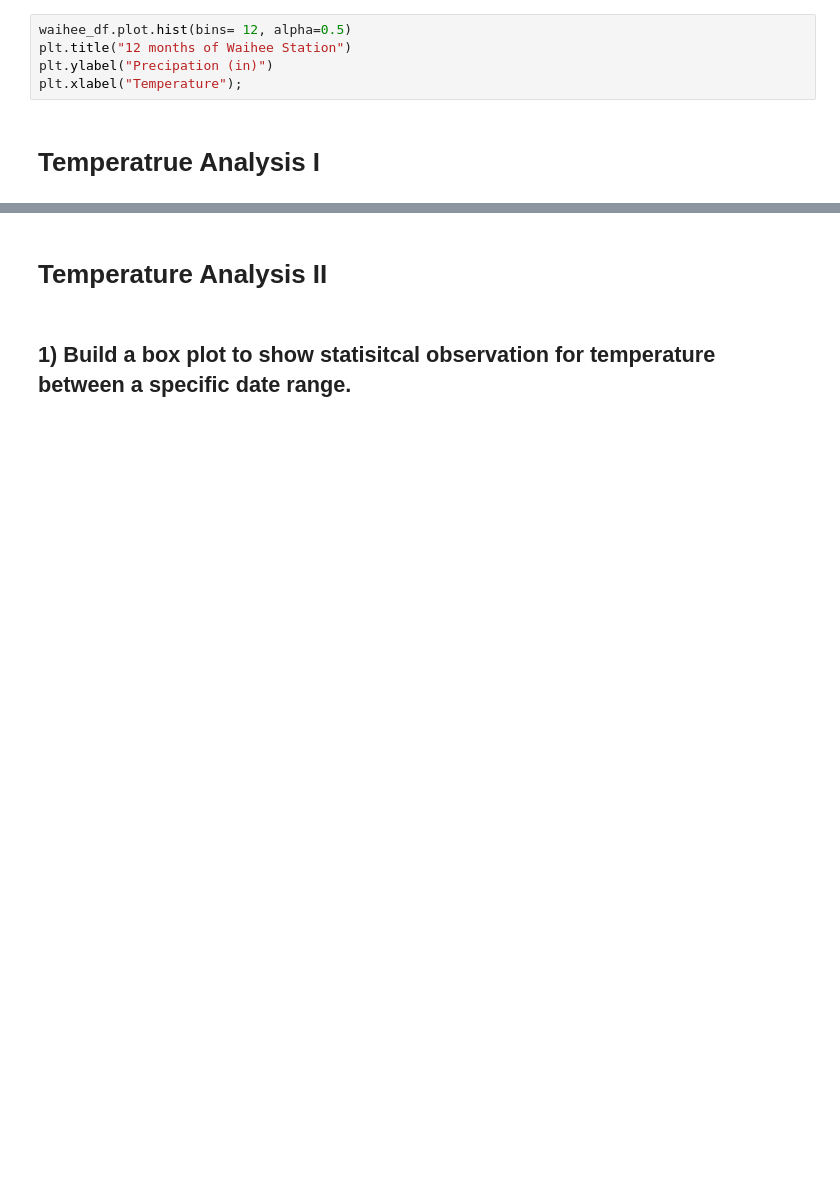
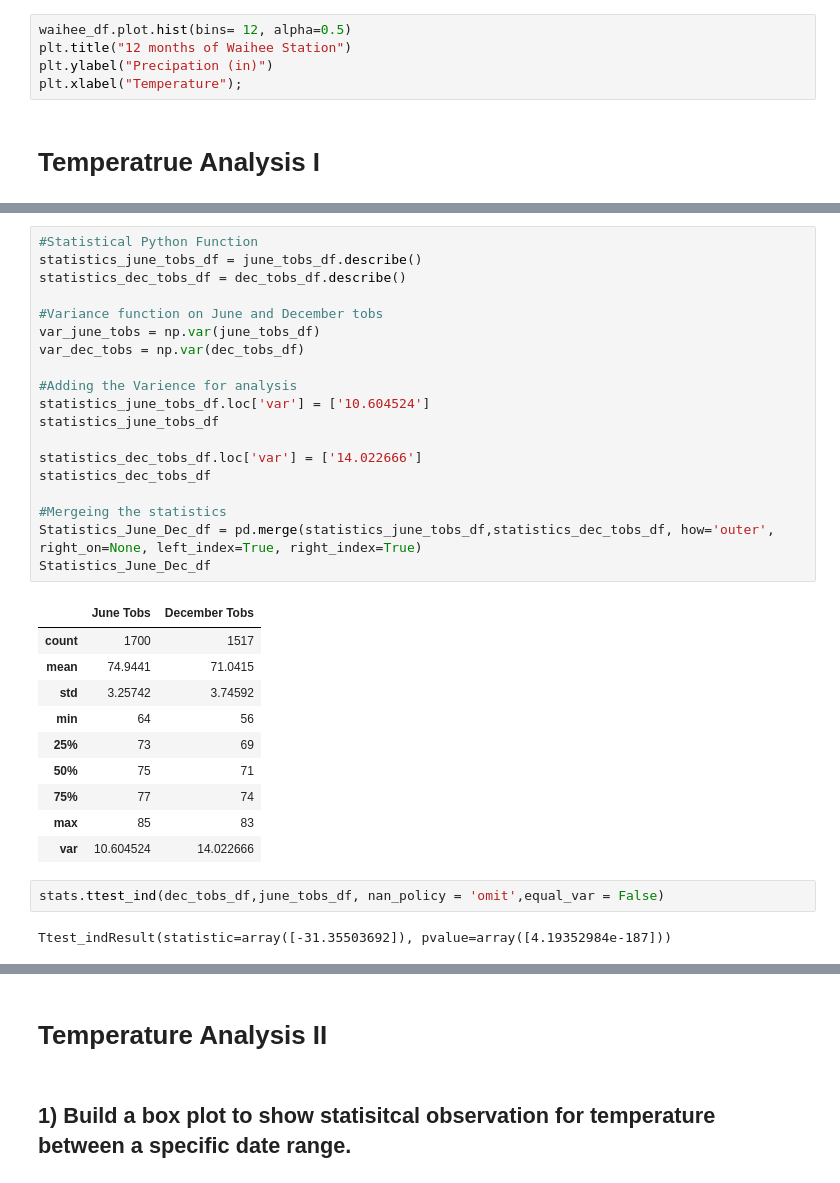
Before and after one commit to micale24/sqlalchemy-challenge, a Jupyter notebook: Climate Analysis and Exploration.ipynb, the cells around one changed output, grey strips where cells are left out. Saved outputs shown, nothing was run; the diff lists cells and outputs as text; blank space fills up the shorter version.

```diff
--- a/Climate Analysis and Exploration.ipynb
+++ b/Climate Analysis and Exploration.ipynb
@@ -251,0 +298,34 @@ from sqlalchmey import
+# %%
+#Statistical Python Function
+statistics_june_tobs_df = june_tobs_df.describe()
+statistics_dec_tobs_df = dec_tobs_df.describe()
+
+#Variance function on June and December tobs
+var_june_tobs = np.var(june_tobs_df)
+var_dec_tobs = np.var(dec_tobs_df)
+
+#Adding the Varience for analysis
+statistics_june_tobs_df.loc['var'] = ['10.604524']
+statistics_june_tobs_df
+
+statistics_dec_tobs_df.loc['var'] = ['14.022666']
+statistics_dec_tobs_df
+
+#Mergeing the statistics
+Statistics_June_Dec_df = pd.merge(statistics_june_tobs_df,statistics_dec_tobs_df, how='outer', right_on=None, left_index=True, right_index=True)
+Statistics_June_Dec_df
+# %% [output]
+|  | June Tobs | December Tobs |
+| count | 1700 | 1517 |
+| mean | 74.9441 | 71.0415 |
+| std | 3.25742 | 3.74592 |
+| min | 64 | 56 |
+| 25% | 73 | 69 |
+| 50% | 75 | 71 |
+| 75% | 77 | 74 |
+| max | 85 | 83 |
+| var | 10.604524 | 14.022666 |
+# %%
+stats.ttest_ind(dec_tobs_df,june_tobs_df, nan_policy = 'omit',equal_var = False)
+# %% [output]
+Ttest_indResult(statistic=array([-31.35503692]), pvalue=array([4.19352984e-187]))
```
Also changed, not shown: parts of 9 cells of this notebook.
